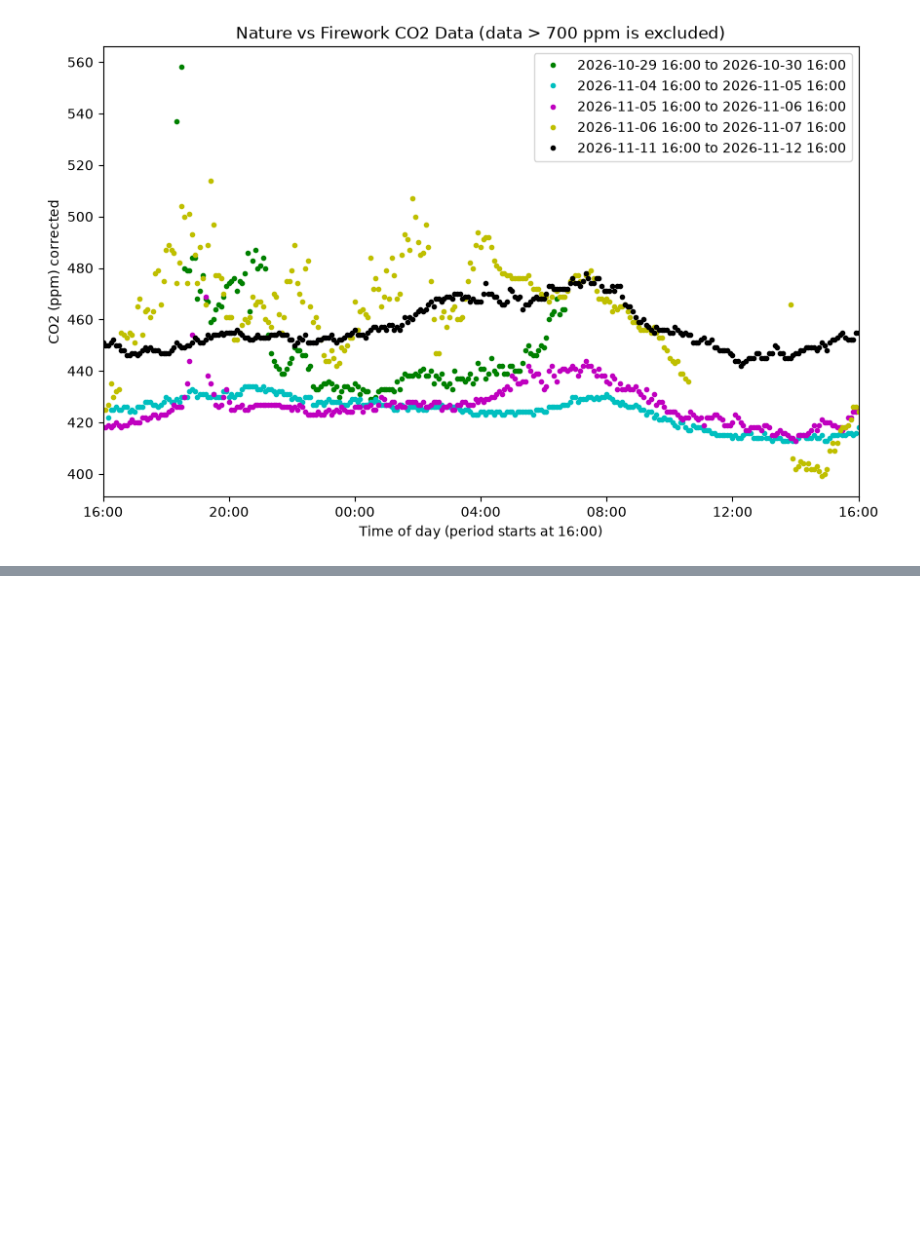
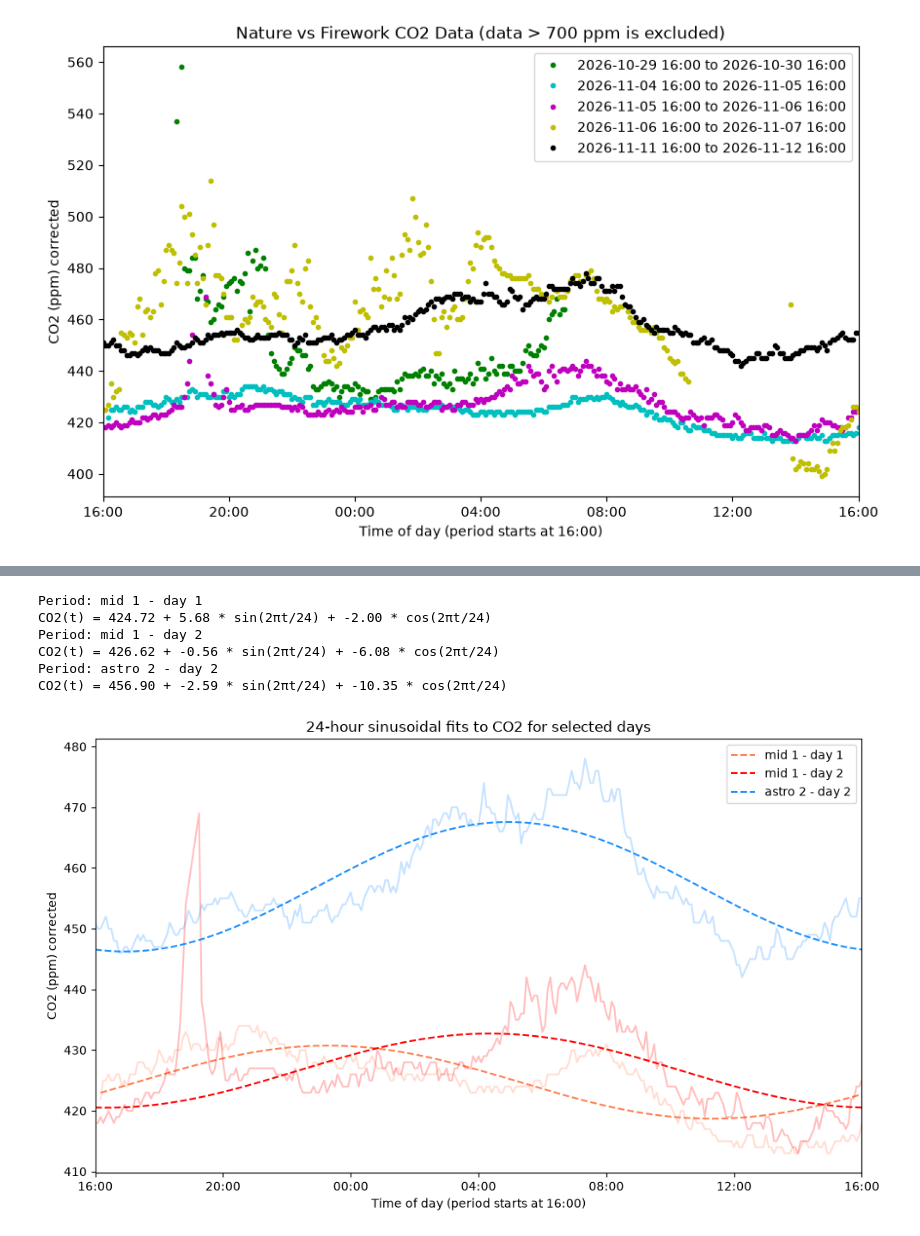
Before and after one commit to lindaccyy-stack/EDAAi, a Jupyter notebook: data_analysis.ipynb, the cells around one changed output, grey strips where cells are left out. Drawn from its saved outputs; the diff is of its cells as text; code cells hidden in the pictures; blank space fills up the shorter version.

```diff
--- a/data_analysis.ipynb
+++ b/data_analysis.ipynb
@@ -214,0 +270,55 @@ plt.show()
+# %%
+# figure 7 - 24-hour sinusoidal fits for the days selected in figure 6
+import numpy as np
+
+fig, ax_fit = plt.subplots(figsize=(10, 6))
+
+for i, (start, end, label) in enumerate(nature_periods):
+    period_data = []
+    for f in files:
+        data = pd.read_csv(f)
+        data['Local Date/Time'] = pd.to_datetime(data['Local Date/Time'])
+        mask = (
+            (data['Local Date/Time'] >= start)
+            & (data['Local Date/Time'] <= end)
+            & (data['CO2 (ppm) corrected'] <= 700)
+        )
+        period_data.append(data.loc[mask, ['Local Date/Time', 'CO2 (ppm) corrected']])
+
+    co2_data = pd.concat(period_data).dropna().sort_values('Local Date/Time')
+    elapsed = (co2_data['Local Date/Time'] - pd.to_datetime(start)).dt.total_seconds().to_numpy() / 3600
+    co2 = co2_data['CO2 (ppm) corrected'].to_numpy()
+    valid = np.isfinite(elapsed) & np.isfinite(co2)
+    elapsed, co2 = elapsed[valid], co2[valid]
+
+    angle = 2 * np.pi * elapsed / 24
+    design = np.column_stack((np.ones_like(elapsed), np.sin(angle), np.cos(angle)))
+    coefficients, _, rank, _ = np.linalg.lstsq(design, co2, rcond=None)
+
+    fit_time = np.linspace(elapsed.min(), elapsed.max(), 300)
+    fit_angle = 2 * np.pi * fit_time / 24
+    fitted_co2 = coefficients[0] + coefficients[1] * np.sin(fit_angle) + coefficients[2] * np.cos(fit_angle)
+    ax_fit.plot(elapsed, co2, color=colors[i], alpha=0.25)
+    ax_fit.plot(fit_time, fitted_co2, '--', color=colors[i], label=label)
+
+    # # print the sinusoidal fit equation
+    print(f"Period: {label}")
+    print(f"CO2(t) = {coefficients[0]:.2f} + {coefficients[1]:.2f} * sin(2πt/24) + {coefficients[2]:.2f} * cos(2πt/24)")
+
+ax_fit.set_xlim(0, 24)
+ax_fit.set_xticks(range(0, 25, 4))
+ax_fit.xaxis.set_major_formatter(FuncFormatter(elapsed_to_clock_time))
+ax_fit.set_xlabel('Time of day (period starts at 16:00)')
+ax_fit.set_ylabel('CO2 (ppm) corrected')
+ax_fit.set_title('24-hour sinusoidal fits to CO2 for selected days')
+ax_fit.legend()
+fig.tight_layout()
+plt.show()
+# %% [output]
+Period: mid 1 - day 1
+CO2(t) = 424.72 + 5.68 * sin(2πt/24) + -2.00 * cos(2πt/24)
+Period: mid 1 - day 2
+CO2(t) = 426.62 + -0.56 * sin(2πt/24) + -6.08 * cos(2πt/24)
+Period: astro 2 - day 2
+CO2(t) = 456.90 + -2.59 * sin(2πt/24) + -10.35 * cos(2πt/24)
+[figure, added]
```
Also changed, not shown: parts of 2 cells of this notebook.
